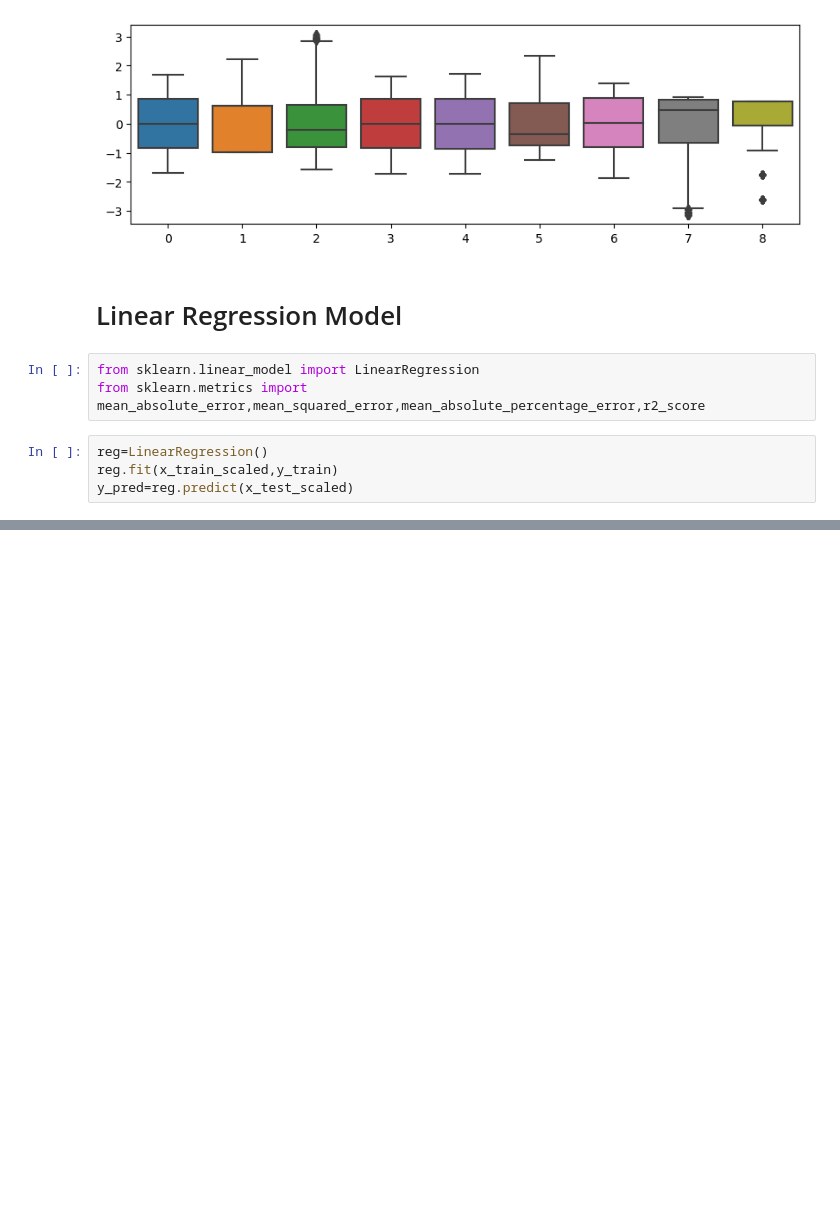
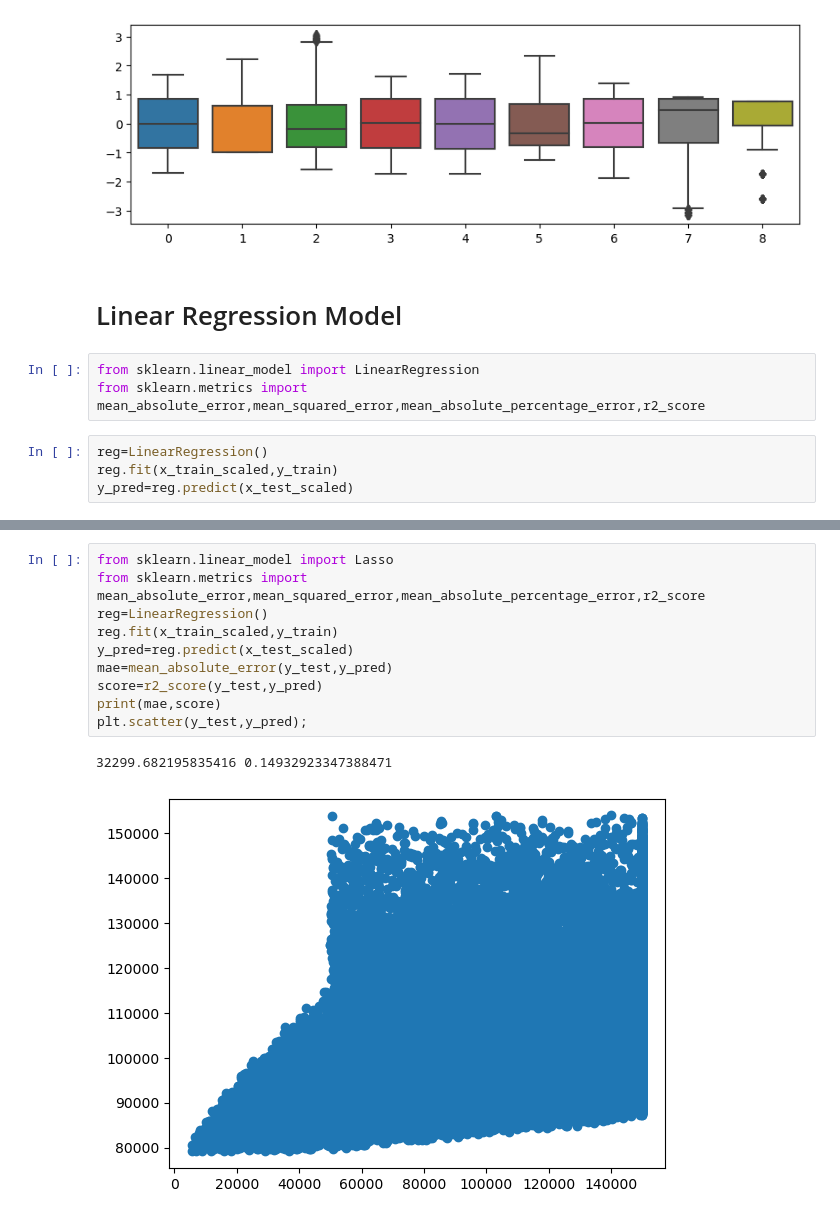
Before and after one commit to NithinKumarKR/Loan-Default-Prediction, a Jupyter notebook: Untitled2.ipynb, the cells around one changed output, grey strips where cells are left out. Cells and saved outputs as stored; diff of their text form; blank space fills up the shorter version.

```diff
--- a/Untitled2.ipynb
+++ b/Untitled2.ipynb
@@ -651,0 +668,13 @@ ValueError: y_true and y_pred have different number of output (9!=1)
+# %%
+from sklearn.linear_model import Lasso
+from sklearn.metrics import mean_absolute_error,mean_squared_error,mean_absolute_percentage_error,r2_score
+reg=LinearRegression()
+reg.fit(x_train_scaled,y_train)
+y_pred=reg.predict(x_test_scaled)
+mae=mean_absolute_error(y_test,y_pred)
+score=r2_score(y_test,y_pred)
+print(mae,score)
+plt.scatter(y_test,y_pred);
+# %% [output]
+32299.682195835416 0.14932923347388471
+[figure, added]
```
Also changed, not shown: parts of 27 cells of this notebook, 5 other files.
